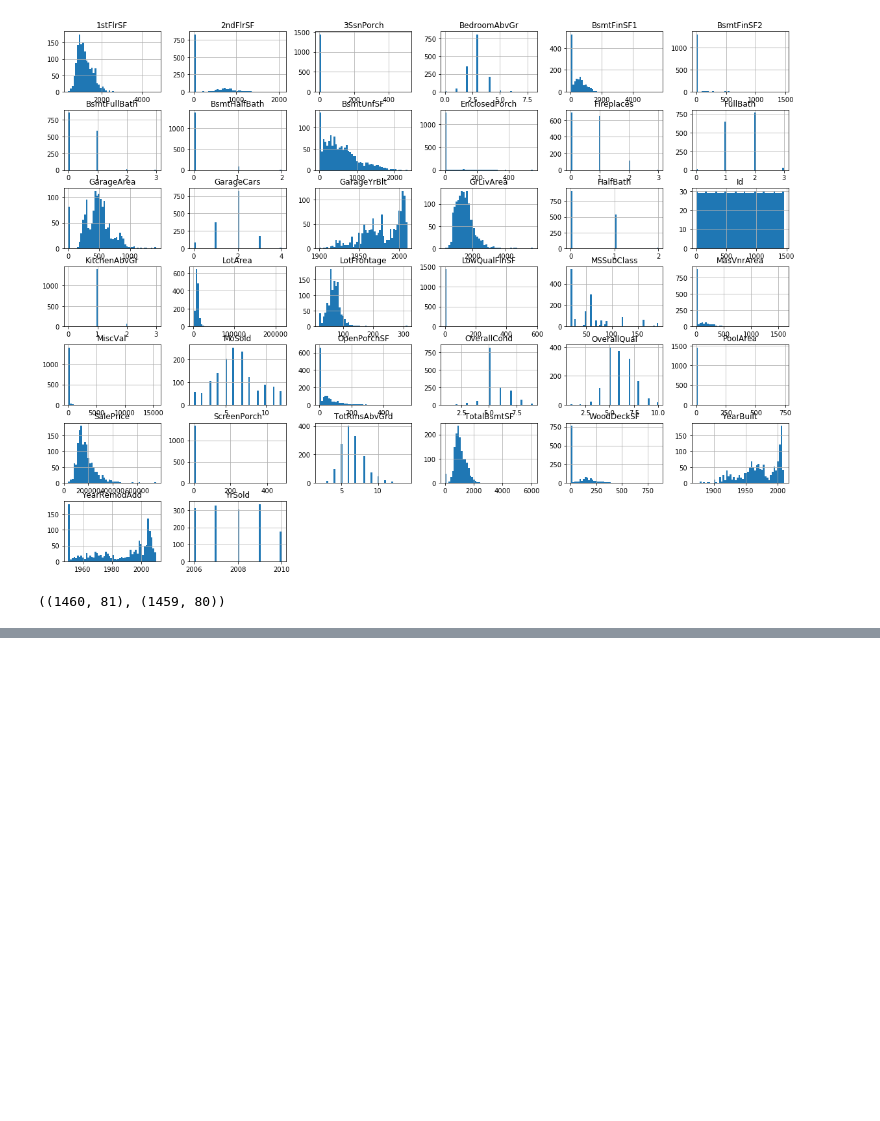
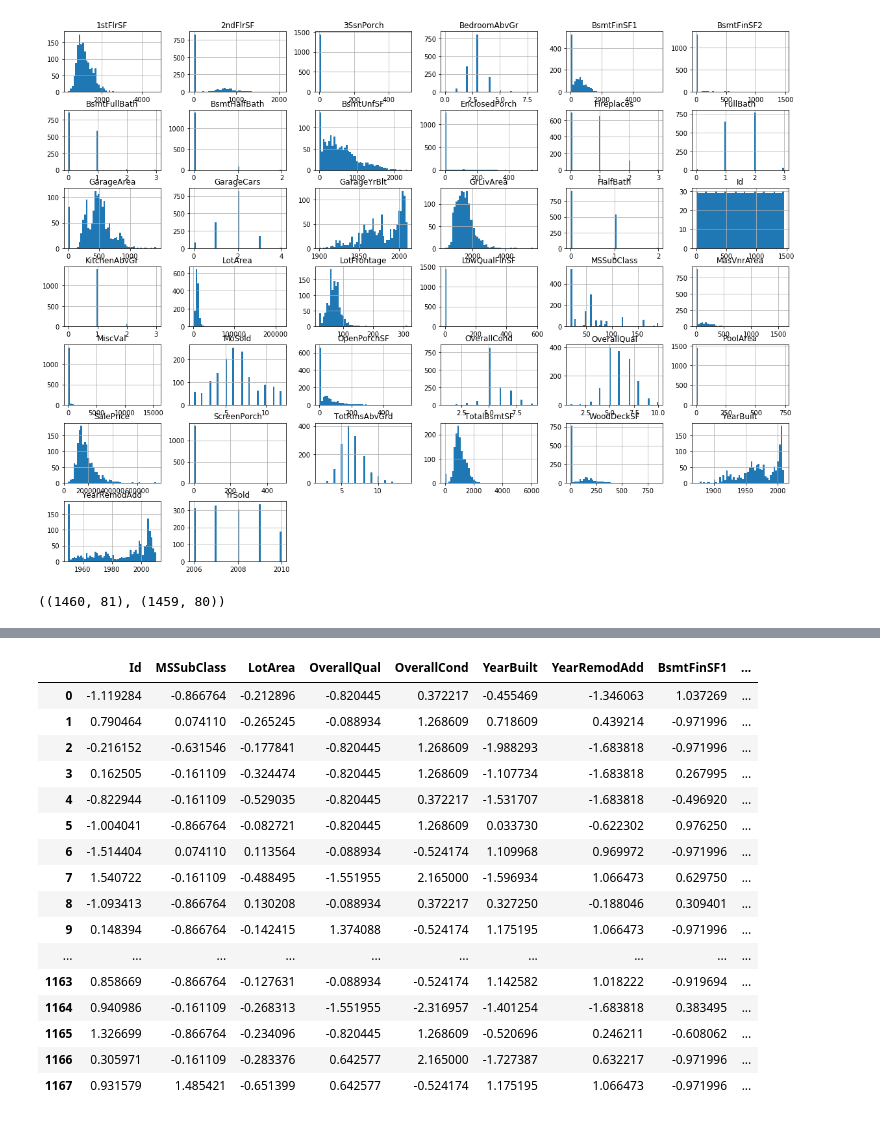
Before and after one commit to WoutAarts/Advanced_House_Pricing, a Jupyter notebook: advanced_housing.ipynb, the cells around one changed output, grey strips where cells are left out. Cells and saved outputs as stored; diff of their text form; code cells hidden in the pictures; blank space fills up the shorter version.

```diff
--- a/advanced_housing.ipynb
+++ b/advanced_housing.ipynb
@@ -98,0 +439,11 @@ memory usage: 912.0+ KB
+# %%
+from sklearn.preprocessing import LabelBinarizer
+
+for i in cat_features_ready:
+
+housing_cat = housing[['LandContour']]# , 'Neighborhood']]
+
+encoder = LabelBinarizer()
+housing_cat_1hot = encoder.fit_transform(housing_cat)
+
+housing_cat_1hot
@@ -98,0 +460,4 @@ memory usage: 912.0+ KB
+# %%
+num_attribs = list(housing_num)
+cat_attribs = list(housing_cat)
+bool_attribs = list(housing_bool)
@@ -98,0 +741,2 @@ memory usage: 912.0+ KB
+# %%
+num_pipeline.fit_transform(housing[num_attribs])
@@ -98,0 +832,51 @@ memory usage: 912.0+ KB
+# %%
+#gonna add the one-hot arrays to the numerical dataset
+housing = train_set.copy()
+def creating_model_set(housing , num_attribs, cat_attribs , bool_attribs ):
+    #create initial dataset with numberical values
+    df = pd.DataFrame(num_pipeline.fit_transform(housing[num_attribs]))
+    df.columns = num_attribs
+
+    #add boolean features
+#     for i in bool_attribs:
+#         print(i)
+#         print (housing[i].apply(nan_to_onehot))
+#         df[i] = housing[i].apply(nan_to_onehot)
+#         print (df[i])
+    #add categorical onehot
+    for i in cat_attribs:
+        #print(column_to_onehot(housing[i]))
+        df_i = column_to_onehot(housing , i )
+        print(df_i)
+        #print(df_i)
+        df = pd.concat([df, df_i ] ,axis=1)
+
+#     for i in cat_attribs:
+#         housing_cat = housing[i]
+#         encoder = LabelBinarizer()
+#         housing_cat_1hot = encoder.fit_transform(housing_cat)
+
+#         output =  pd.DataFrame(housing_cat_1hot)
+#         #output.columns = encoder.classes_
+
+#         columnz = []
+#         for j in encoder.classes_:
+#             columnz.append(i + '_' + j)
+#         output.columns = columnz
+#         df = pd.concat([df, output ] ,axis=1)
+        #return output
+        #df = pd.concat([df, pd.DataFrame(column_to_onehot(housing[i]))] ,axis=1)
+#         df_i = column_to_onehot(housing[i])
+#         print(df_i)
+#         for j in df_i.columns:
+#             df[j] = df_i[j]
+
+    return df
+
+
+
+df = creating_model_set(housing , num_attribs, cat_attribs , bool_attribs)
+
+
+df
+# %% [output]
@@ -98,0 +900,17 @@ memory usage: 912.0+ KB
+|  | Id | MSSubClass | LotArea | OverallQual | OverallCond | YearBuilt | YearRemodAdd | BsmtFinSF1 | ... |
+| 0 | -1.119284 | -0.866764 | -0.212896 | -0.820445 | 0.372217 | -0.455469 | -1.346063 | 1.037269 | ... |
+| 1 | 0.790464 | 0.074110 | -0.265245 | -0.088934 | 1.268609 | 0.718609 | 0.439214 | -0.971996 | ... |
+| 2 | -0.216152 | -0.631546 | -0.177841 | -0.820445 | 1.268609 | -1.988293 | -1.683818 | -0.971996 | ... |
+| 3 | 0.162505 | -0.161109 | -0.324474 | -0.820445 | 1.268609 | -1.107734 | -1.683818 | 0.267995 | ... |
+| 4 | -0.822944 | -0.161109 | -0.529035 | -0.820445 | 0.372217 | -1.531707 | -1.683818 | -0.496920 | ... |
+| 5 | -1.004041 | -0.866764 | -0.082721 | -0.820445 | 1.268609 | 0.033730 | -0.622302 | 0.976250 | ... |
+| 6 | -1.514404 | 0.074110 | 0.113564 | -0.088934 | -0.524174 | 1.109968 | 0.969972 | -0.971996 | ... |
+| 7 | 1.540722 | -0.161109 | -0.488495 | -1.551955 | 2.165000 | -1.596934 | 1.066473 | 0.629750 | ... |
+| 8 | -1.093413 | -0.866764 | 0.130208 | -0.088934 | 0.372217 | 0.327250 | -0.188046 | 0.309401 | ... |
+| 9 | 0.148394 | -0.866764 | -0.142415 | 1.374088 | -0.524174 | 1.175195 | 1.066473 | -0.971996 | ... |
+| ... | ... | ... | ... | ... | ... | ... | ... | ... | ... |
+| 1163 | 0.858669 | -0.866764 | -0.127631 | -0.088934 | -0.524174 | 1.142582 | 1.018222 | -0.919694 | ... |
+| 1164 | 0.940986 | -0.161109 | -0.268313 | -1.551955 | -2.316957 | -1.401254 | -1.683818 | 0.383495 | ... |
+| 1165 | 1.326699 | -0.866764 | -0.234096 | -0.820445 | 1.268609 | -0.520696 | 0.246211 | -0.608062 | ... |
+| 1166 | 0.305971 | -0.161109 | -0.283376 | 0.642577 | 2.165000 | -1.727387 | 0.632217 | -0.971996 | ... |
+| 1167 | 0.931579 | 1.485421 | -0.651399 | 0.642577 | -0.524174 | 1.175195 | 1.066473 | -0.971996 | ... |
```
Also changed, not shown: parts of 41 cells of this notebook.
